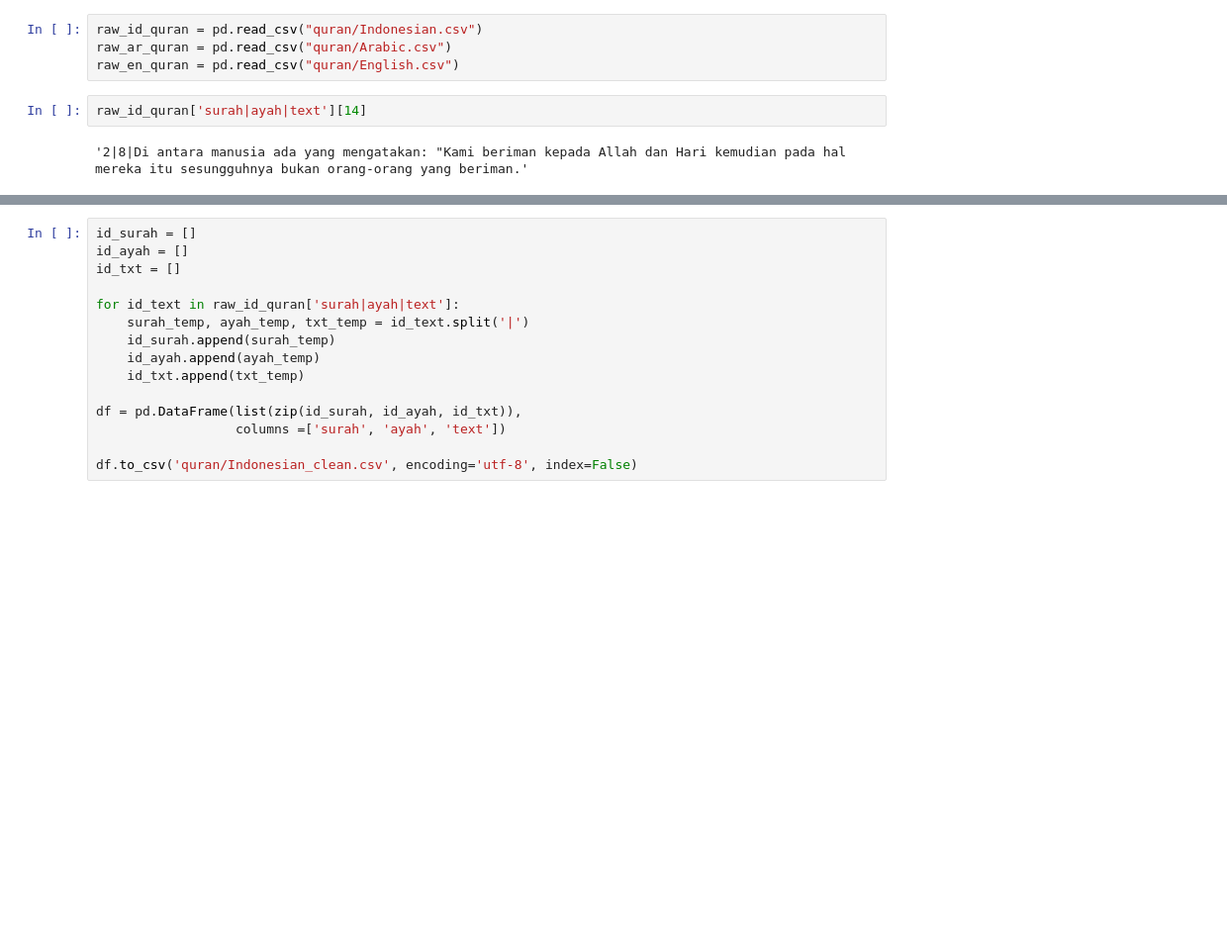
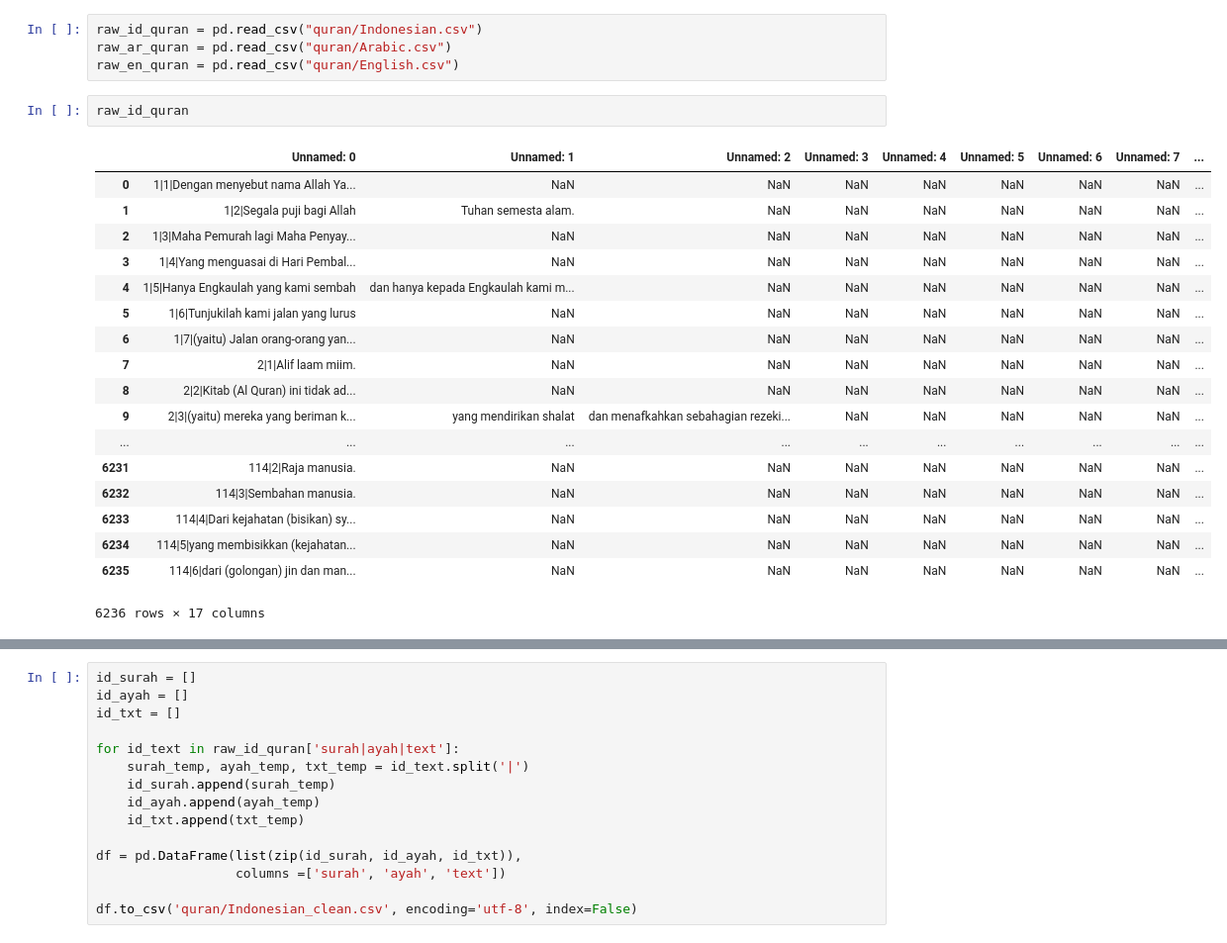
Before and after one commit to faizghifari/indonesian-quran-verse-extractor, a Jupyter notebook: ir_quran.ipynb, the cells around one changed output, grey strips where cells are left out. Shown at 99% size. Drawn from its saved outputs; the diff is of its cells as text; blank space fills up the shorter version.

```diff
--- a/ir_quran.ipynb
+++ b/ir_quran.ipynb
@@ -5,7 +5,24 @@ import pandas as pd
 raw_id_quran = pd.read_csv("quran/Indonesian.csv")
 raw_ar_quran = pd.read_csv("quran/Arabic.csv")
 raw_en_quran = pd.read_csv("quran/English.csv")
-# %%
-raw_id_quran['surah|ayah|text'][14]
-# %% [output]
-'2|8|Di antara manusia ada yang mengatakan: "Kami beriman kepada Allah dan Hari kemudian pada hal mereka itu sesungguhnya bukan orang-orang yang beriman.'
+# %%
+raw_id_quran
+# %% [output]
+|  | Unnamed: 0 | Unnamed: 1 | Unnamed: 2 | Unnamed: 3 | Unnamed: 4 | Unnamed: 5 | Unnamed: 6 | Unnamed: 7 | ... |
+| 0 | 1|1|Dengan menyebut nama Allah Ya... | NaN | NaN | NaN | NaN | NaN | NaN | NaN | ... |
+| 1 | 1|2|Segala puji bagi Allah | Tuhan semesta alam. | NaN | NaN | NaN | NaN | NaN | NaN | ... |
+| 2 | 1|3|Maha Pemurah lagi Maha Penyay... | NaN | NaN | NaN | NaN | NaN | NaN | NaN | ... |
+| 3 | 1|4|Yang menguasai di Hari Pembal... | NaN | NaN | NaN | NaN | NaN | NaN | NaN | ... |
+| 4 | 1|5|Hanya Engkaulah yang kami sembah | dan hanya kepada Engkaulah kami m... | NaN | NaN | NaN | NaN | NaN | NaN | ... |
+| 5 | 1|6|Tunjukilah kami jalan yang lurus | NaN | NaN | NaN | NaN | NaN | NaN | NaN | ... |
+| 6 | 1|7|(yaitu) Jalan orang-orang yan... | NaN | NaN | NaN | NaN | NaN | NaN | NaN | ... |
+| 7 | 2|1|Alif laam miim. | NaN | NaN | NaN | NaN | NaN | NaN | NaN | ... |
+| 8 | 2|2|Kitab (Al Quran) ini tidak ad... | NaN | NaN | NaN | NaN | NaN | NaN | NaN | ... |
+| 9 | 2|3|(yaitu) mereka yang beriman k... | yang mendirikan shalat | dan menafkahkan sebahagian rezeki... | NaN | NaN | NaN | NaN | NaN | ... |
+| ... | ... | ... | ... | ... | ... | ... | ... | ... | ... |
+| 6231 | 114|2|Raja manusia. | NaN | NaN | NaN | NaN | NaN | NaN | NaN | ... |
+| 6232 | 114|3|Sembahan manusia. | NaN | NaN | NaN | NaN | NaN | NaN | NaN | ... |
+| 6233 | 114|4|Dari kejahatan (bisikan) sy... | NaN | NaN | NaN | NaN | NaN | NaN | NaN | ... |
+| 6234 | 114|5|yang membisikkan (kejahatan... | NaN | NaN | NaN | NaN | NaN | NaN | NaN | ... |
+| 6235 | 114|6|dari (golongan) jin dan man... | NaN | NaN | NaN | NaN | NaN | NaN | NaN | ... |
+6236 rows × 17 columns
```
Also changed, not shown: parts of 3 cells of this notebook, 5 other files.
